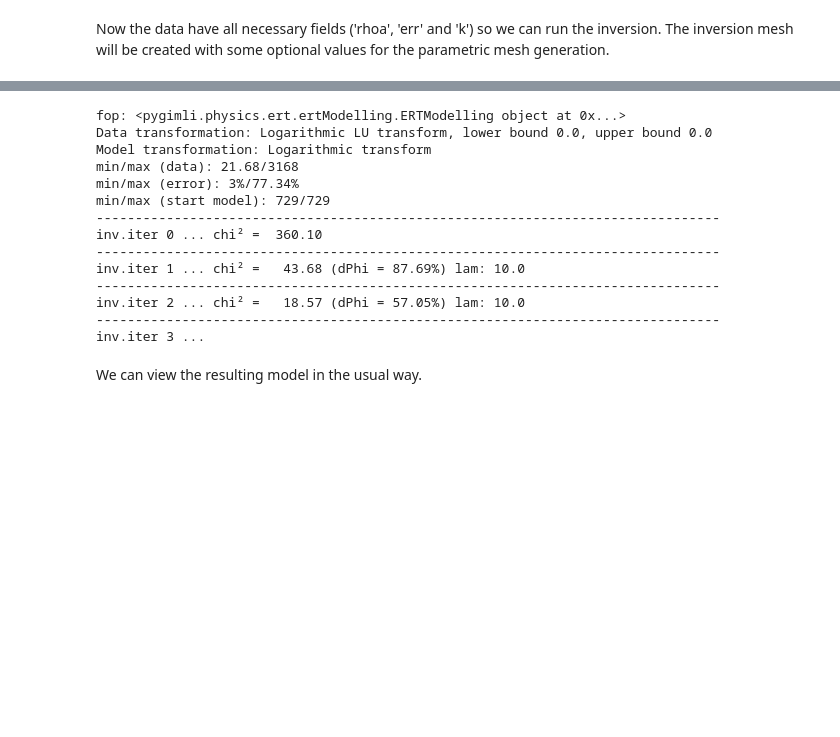
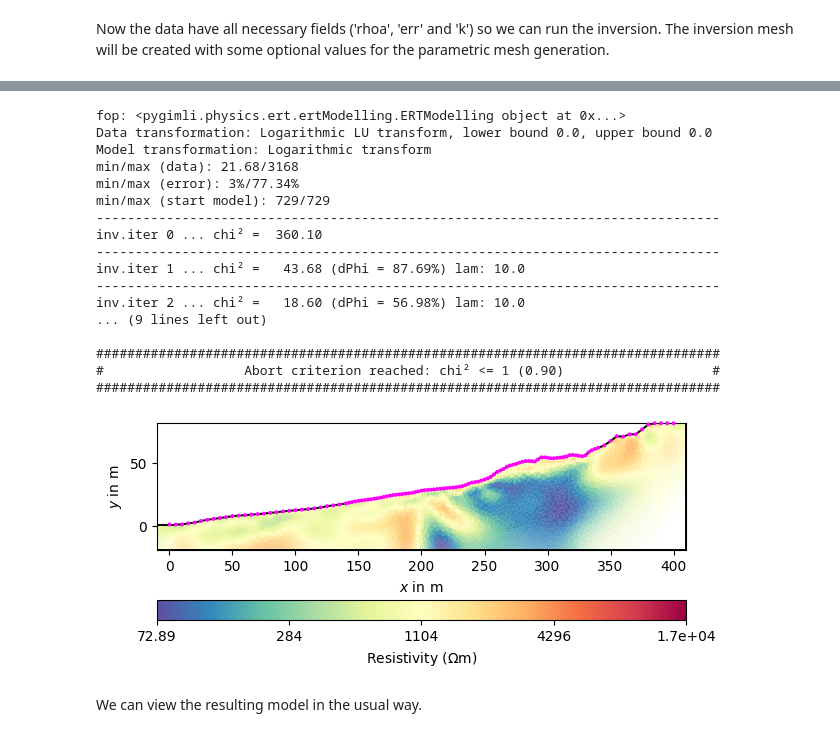
Before and after one commit to sydpas/erth370-w2026-sydpas, a Jupyter notebook: pygimex/ert/my_line01_DD.ipynb, the cells around one changed output, grey strips where cells are left out. Saved outputs shown, nothing was run; the diff lists cells and outputs as text; code cells hidden in the pictures; blank space fills up the shorter version.

```diff
--- a/pygimex/ert/my_line01_DD.ipynb
+++ b/pygimex/ert/my_line01_DD.ipynb
@@ -179,6 +191,8 @@ Now the data have all necessary fields ('rhoa', 'err' and 'k') so we can run
 the inversion. The inversion mesh will be created with some optional values
 for the parametric mesh generation.
 # %%
+os.chdir(r"C:\Users\sydne\git\erth370\erth370-w2026-sydpas\pygimex\ert\extra_files\line01")
+
 mod = mgr.invert(data, lam=10, verbose=True,
                  paraDX=0.3, paraMaxCellSize=10, paraDepth=20, quality=33.6)
 ax, cb = mgr.showResult()
@@ -198,17 +212,21 @@ fig.savefig(r"figures/line01/inversion_result.png", dpi=300, bbox_inches='tight'
 fop: <pygimli.physics.ert.ertModelling.ERTModelling object at 0x...>
 Data transformation: Logarithmic LU transform, lower bound 0.0, upper bound 0.0
 Model transformation: Logarithmic transform
 min/max (data): 21.68/3168
 min/max (error): 3%/77.34%
 min/max (start model): 729/729
 --------------------------------------------------------------------------------
 inv.iter 0 ... chi² =  360.10
 --------------------------------------------------------------------------------
 inv.iter 1 ... chi² =   43.68 (dPhi = 87.69%) lam: 10.0
 --------------------------------------------------------------------------------
-inv.iter 2 ... chi² =   18.57 (dPhi = 57.05%) lam: 10.0
---------------------------------------------------------------------------------
-inv.iter 3 ...
+inv.iter 2 ... chi² =   18.60 (dPhi = 56.98%) lam: 10.0
+... (9 lines left out)
+
+################################################################################
+#                  Abort criterion reached: chi² <= 1 (0.90)                   #
+################################################################################
+[figure, added]
 # %% [markdown]
 We can view the resulting model in the usual way.
 # %%
```
Also changed, not shown: parts of 8 cells of this notebook.
